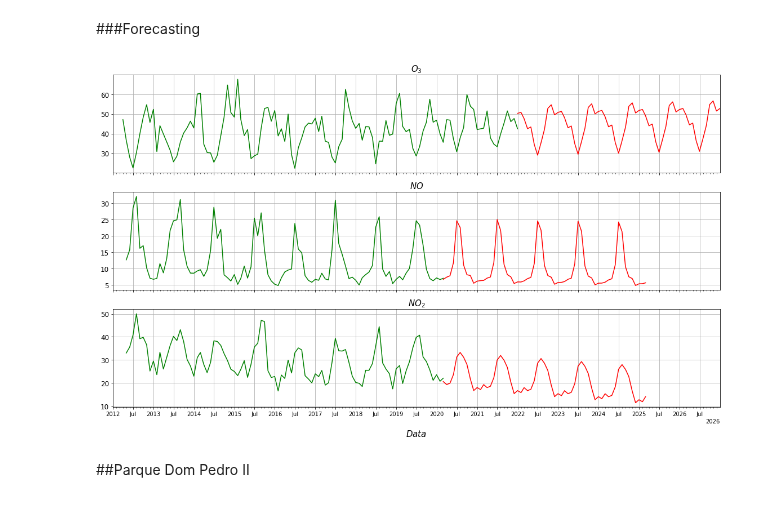
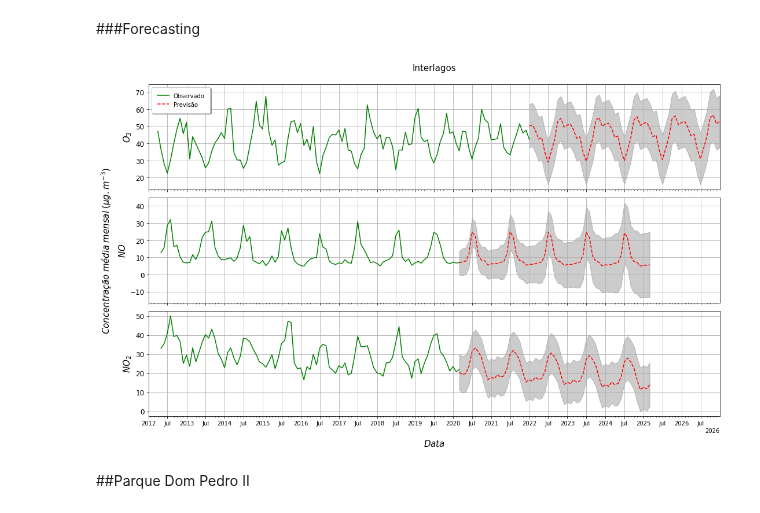
Before and after one commit to antoniogss/air_quality, a Jupyter notebook: sarima_forecasting.ipynb, the cells around one changed output. Drawn from its saved outputs; the diff is of its cells as text; code cells hidden in the pictures.

```diff
--- a/sarima_forecasting.ipynb
+++ b/sarima_forecasting.ipynb
@@ -320,6 +320,8 @@ ci = forecast.conf_int()
 # plt.show()
 # %% [markdown]
 ###Forecasting
+# %%
+ax = fig.add_subplot(111)
 # %%
 y_1 = cp_o3_8h_month
 y_2 = cp_nox_month['NO']
@@ -864,15 +914,15 @@ forecast = model_aic.get_forecast(steps=steps)
 
 #predictions and confidence interval
 predictions_inter_no = forecast.predicted_mean
-ci = forecast.conf_int()
+ci_inter_no = forecast.conf_int()
 
 # #Observed Plot
 # fig = y.plot(label='Observed')
 # fig.set_xlabel('Date')
 # fig.set_ylabel('NO')
-# fig.fill_between(ci.index,
-#                  ci.iloc[:, 0],
-#                  ci.iloc[:, 1],
+# fig.fill_between(ci_inter_no.index,
+#                  ci_inter_no.iloc[:, 0],
+#                  ci_inter_no.iloc[:, 1],
 #                  color='k',
 #                  alpha=.2
 #                 )
@@ -927,15 +977,15 @@ forecast = model_aic.get_forecast(steps=steps)
 
 #predictions and confidence interval
 predictions_inter_no2 = forecast.predicted_mean
-ci = forecast.conf_int()
+ci_inter_no2 = forecast.conf_int()
 
 # #Observed Plot
 # fig = y.plot(label='Observed')
 # fig.set_xlabel('Date')
 # fig.set_ylabel('NO2')
-# fig.fill_between(ci.index,
-#                  ci.iloc[:, 0],
-#                  ci.iloc[:, 1],
+# fig.fill_between(ci_inter_no2.index,
+#                  ci_inter_no2.iloc[:, 0],
+#                  ci_inter_no2.iloc[:, 1],
 #                  color='k',
 #                  alpha=.2
 #                 )
@@ -964,9 +1014,16 @@ fig, (ax1, ax2, ax3) = plt.subplots(nrows=3,
 
 ####
 
-ax1.plot(y_1, label='Capão Redondo', color='green')
+ax1.plot(y_1, label='Observado', color='green')
 
-ax1.plot(predictions_inter_o3['2021-12':], label='Previsto', color='red')
+ax1.plot(predictions_inter_o3['2021-12':], '--r', label='Previsão', color='red')
+
+ax1.fill_between(ci_inter_o3['2021-12':].index,
+                 ci_inter_o3['2021-12':].iloc[:, 0],
+                 ci_inter_o3['2021-12':].iloc[:, 1],
+                 color='k',
+                 alpha=.2
+                )
 
 # Major ticks every half year, minor ticks every month
 
@@ -991,7 +1048,14 @@ for label in ax.get_xticklabels(which='major'):
 
 ax2.plot(y_2, label='Ibirapuera', color='green')
 
-ax2.plot(predictions_inter_no['2020-02':], label='Previsto', color='red')
+ax2.plot(predictions_inter_no['2020-02':], '--r', label='Previsto', color='red')
+
+ax2.fill_between(ci_inter_no['2020-02':].index,
+                 ci_inter_no['2020-02':].iloc[:, 0],
+                 ci_inter_no['2020-02':].iloc[:, 1],
+                 color='k',
+                 alpha=.2
+                )
 
 ax2.xaxis.set_major_locator(dates.MonthLocator(bymonth=(1, 7)))
 
@@ -1012,7 +1076,14 @@ for label in ax.get_xticklabels(which='major'):
 
 ax3.plot(y_3, label='Interlagos', color='green')
 
-ax3.plot(predictions_inter_no2['2020-02':], label='Previsto', color='red')
+ax3.plot(predictions_inter_no2['2020-02':], '--r', label='Previsto', color='red')
+
+ax3.fill_between(ci_inter_no2['2020-02':].index,
+                 ci_inter_no2['2020-02':].iloc[:, 0],
+                 ci_inter_no2['2020-02':].iloc[:, 1],
+                 color='k',
+                 alpha=.2
+                )
 
 ax3.xaxis.set_major_locator(dates.MonthLocator(bymonth=(1, 7)))
 
@@ -1030,48 +1101,51 @@ for label in ax.get_xticklabels(which='major'):
     label.set(rotation=30, horizontalalignment='right')
 
 
-# ax1.legend()
-ax1.set_title('$O_{3}$',fontsize=15)
+ax1.legend(fancybox=True, framealpha=1, shadow=True, borderpad=1, loc='upper left')
+ax1.set_title('Interlagos\n',fontsize=15)
+ax1.set_ylabel('$O_{3}$',fontsize=15)
 ax1.set_xlim([dt.datetime(2012,1,1),dt.datetime(2026,12,31)], auto=True)
 
 # ax2.legend()
-ax2.set_title('$NO$',fontsize=15)
+# ax2.set_title('$NO$',fontsize=15)
+ax2.set_ylabel('$NO$',fontsize=15)
 ax2.set_xlim([dt.datetime(2012,1,1),dt.datetime(2026,12,31)], auto=True)
 
 # ax3.legend()
-ax3.set_title('$NO_{2}$',fontsize=15)
+# ax3.set_title('$NO_{2}$',fontsize=15)
+ax3.set_ylabel('$NO_{2}$',fontsize=15)
 ax3.set_xlim([dt.datetime(2012,1,1),dt.datetime(2026,12,31)], auto=True)
 
 fig.add_subplot(111, frameon=False)
 plt.tick_params(labelcolor='none',
                 which='both',
                 top=False,
                 bottom=False,
                 left=False,
                 right=False)
 
 plt.xlabel("\n$Data$",fontsize=15)
-# plt.ylabel("$Sazonalidade\;da\;concentração\;média\;mensal\;dos\;poluentes\;(u.a.)$\n",fontsize=15)
+plt.ylabel("$Concentração\;média\;mensal\;(µg.m^{-3})$\n\n",fontsize=15)
 
 plt.setp([ax1.get_yticklabels(),
           ax2.get_yticklabels(),
           ax3.get_yticklabels()],
          fontsize=12
          )
 
 
 plt.tight_layout()
 
-# plt.savefig(
-#               dir + 'cp_ets_seasonality.jpg',
-#               transparent = True,
-#               bbox_inches = 'tight',
-#               dpi = 500
-#             )
+plt.savefig(
+              dir + 'cp_prediction.jpg',
+              transparent = True,
+              bbox_inches = 'tight',
+              dpi = 500
+            )
 
 plt.show()
 # %% [output]
-[figure, old version]
+[figure, new version]
 # %% [markdown]
 ##Parque Dom Pedro II
 # %% [markdown]
```
Also changed, not shown: parts of 13 cells of this notebook.
